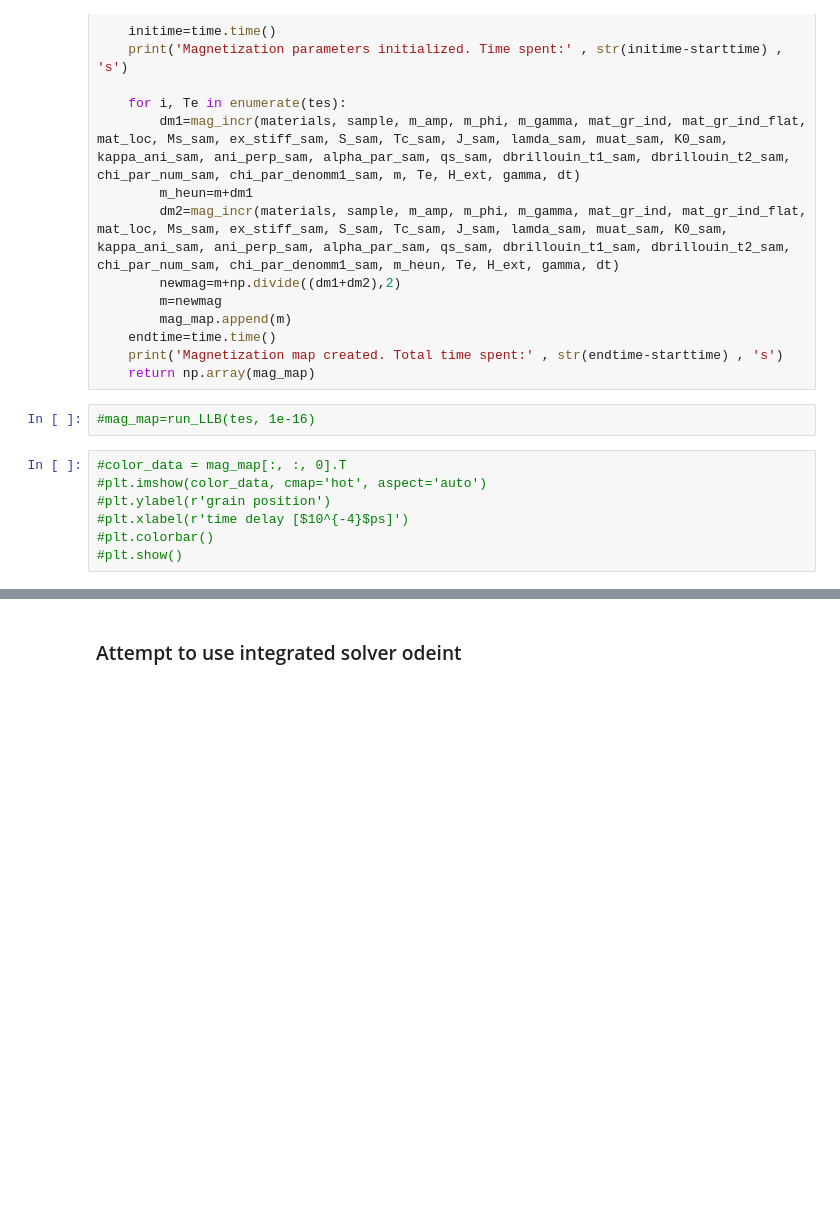
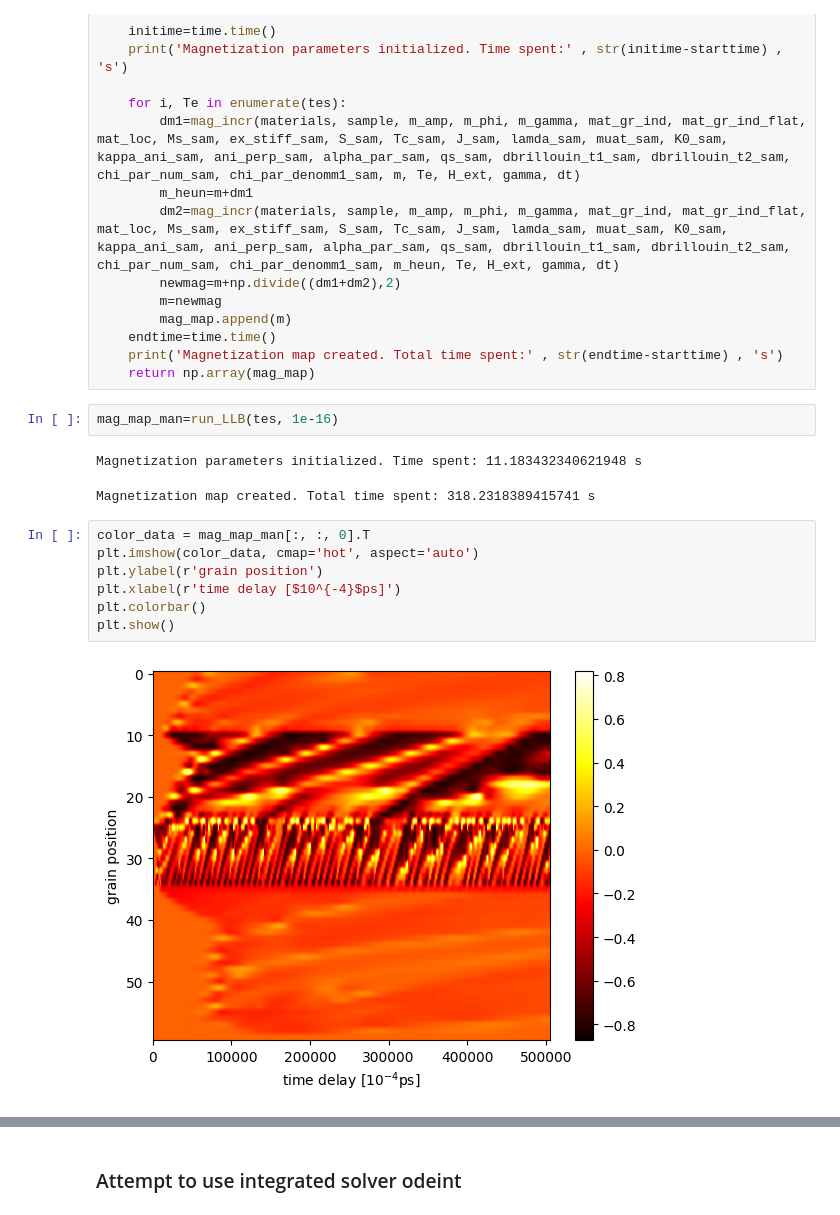
Before and after one commit to Nilodirf/LLB, a Jupyter notebook: llb_params.ipynb, the cells around one changed output, grey strips where cells are left out. Drawn from its saved outputs; the diff is of its cells as text; blank space fills up the shorter version.

```diff
--- a/llb_params.ipynb
+++ b/llb_params.ipynb
@@ -727,12 +727,17 @@ def run_LLB(tes, dt):
     print('Magnetization map created. Total time spent:' , str(endtime-starttime) , 's')
     return np.array(mag_map)
 # %%
-#mag_map=run_LLB(tes, 1e-16)
+mag_map_man=run_LLB(tes, 1e-16)
+# %% [output]
+Magnetization parameters initialized. Time spent: 11.183432340621948 s
+Magnetization map created. Total time spent: 318.2318389415741 s
 # %%
-#color_data = mag_map[:, :, 0].T
-#plt.imshow(color_data, cmap='hot', aspect='auto')
-#plt.ylabel(r'grain position')
-#plt.xlabel(r'time delay [$10^{-4}$ps]')
-#plt.colorbar()
-#plt.show()
+color_data = mag_map_man[:, :, 0].T
+plt.imshow(color_data, cmap='hot', aspect='auto')
+plt.ylabel(r'grain position')
+plt.xlabel(r'time delay [$10^{-4}$ps]')
+plt.colorbar()
+plt.show()
+# %% [output]
+[figure, added]
 # %%
```
Also changed, not shown: parts of 13 cells of this notebook.
